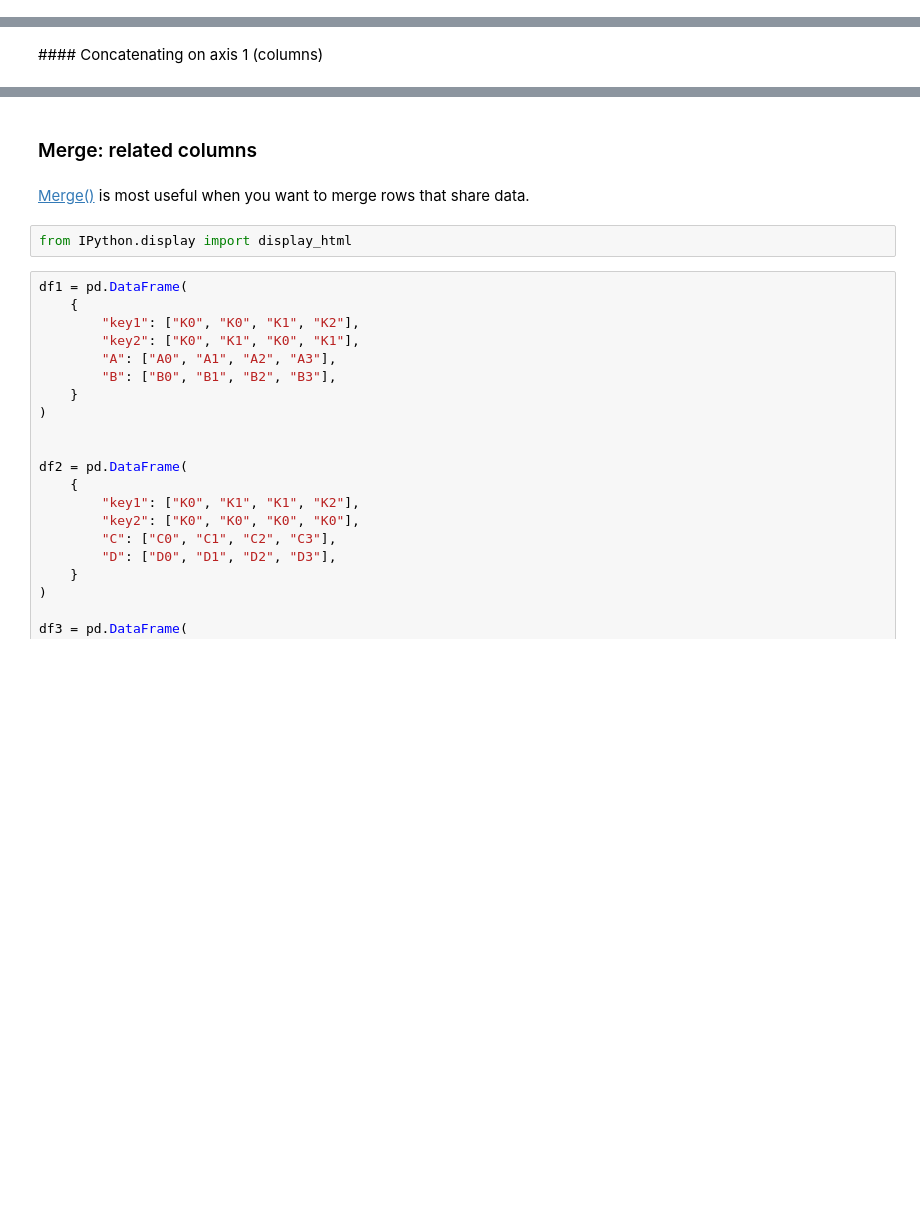
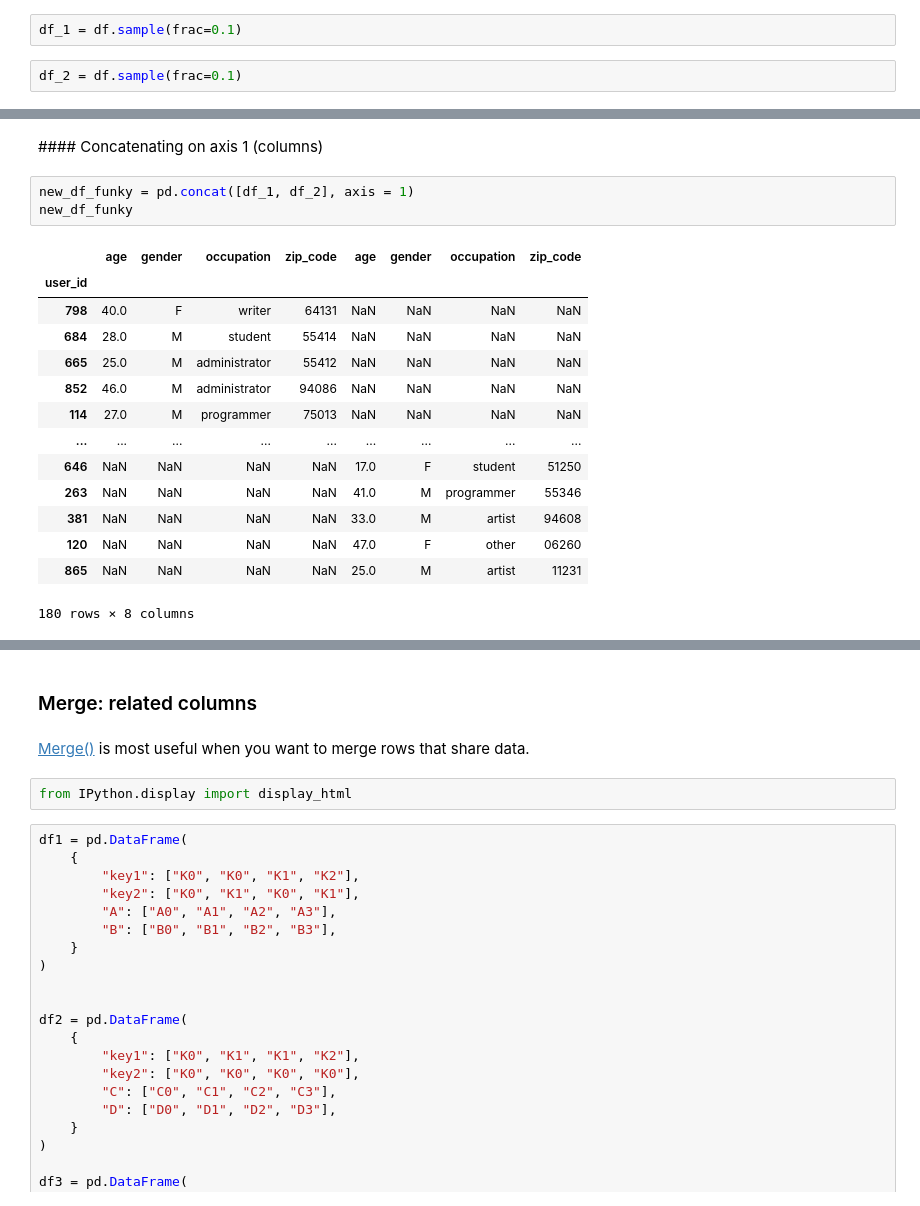
Before and after one commit to Ironhack-data-bcn-january-2024/lectures, a Jupyter notebook: week-2/3-Pandas III - Aggregation & combination.ipynb, the cells around one changed output, grey strips where cells are left out. Cells and saved outputs as stored; diff of their text form; blank space fills up the shorter version.

```diff
--- a/week-2/3-Pandas III - Aggregation & combination.ipynb
+++ b/week-2/3-Pandas III - Aggregation & combination.ipynb
@@ -120,0 +325,4 @@ df.sample()
+# %%
+df_1 = df.sample(frac=0.1)
+# %%
+df_2 = df.sample(frac=0.1)
@@ -123,5 +361,23 @@ df.sample()
 # %% [markdown]
 #### Concatenating on axis 1 (columns)
+# %%
+new_df_funky = pd.concat([df_1, df_2], axis = 1)
+new_df_funky
+# %% [output]
+|  | age | gender | occupation | zip_code | age | gender | occupation | zip_code |
+| user_id |  |  |  |  |  |  |  |  |
+| 798 | 40.0 | F | writer | 64131 | NaN | NaN | NaN | NaN |
+| 684 | 28.0 | M | student | 55414 | NaN | NaN | NaN | NaN |
+| 665 | 25.0 | M | administrator | 55412 | NaN | NaN | NaN | NaN |
+| 852 | 46.0 | M | administrator | 94086 | NaN | NaN | NaN | NaN |
+| 114 | 27.0 | M | programmer | 75013 | NaN | NaN | NaN | NaN |
+| ... | ... | ... | ... | ... | ... | ... | ... | ... |
+| 646 | NaN | NaN | NaN | NaN | 17.0 | F | student | 51250 |
+| 263 | NaN | NaN | NaN | NaN | 41.0 | M | programmer | 55346 |
+| 381 | NaN | NaN | NaN | NaN | 33.0 | M | artist | 94608 |
+| 120 | NaN | NaN | NaN | NaN | 47.0 | F | other | 06260 |
+| 865 | NaN | NaN | NaN | NaN | 25.0 | M | artist | 11231 |
+180 rows × 8 columns
 # %% [markdown]
 ![sql joins](https://upload.wikimedia.org/wikipedia/commons/9/9d/SQL_Joins.svg)
 # %% [markdown]
```
Also changed, not shown: parts of 32 cells of this notebook.
